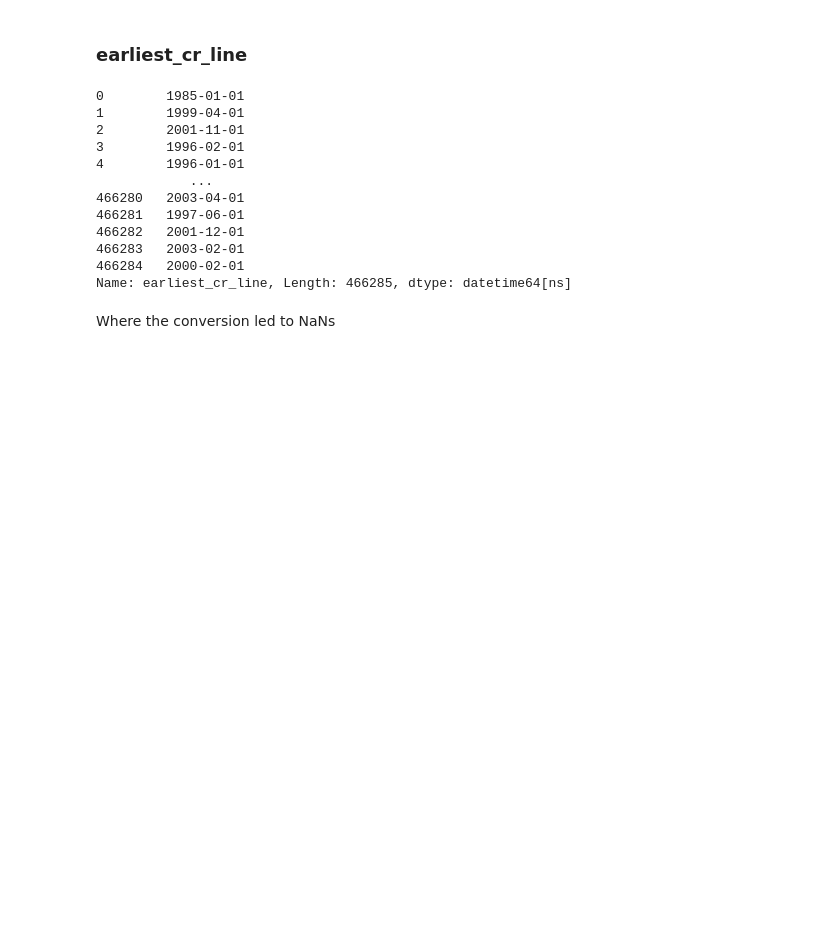
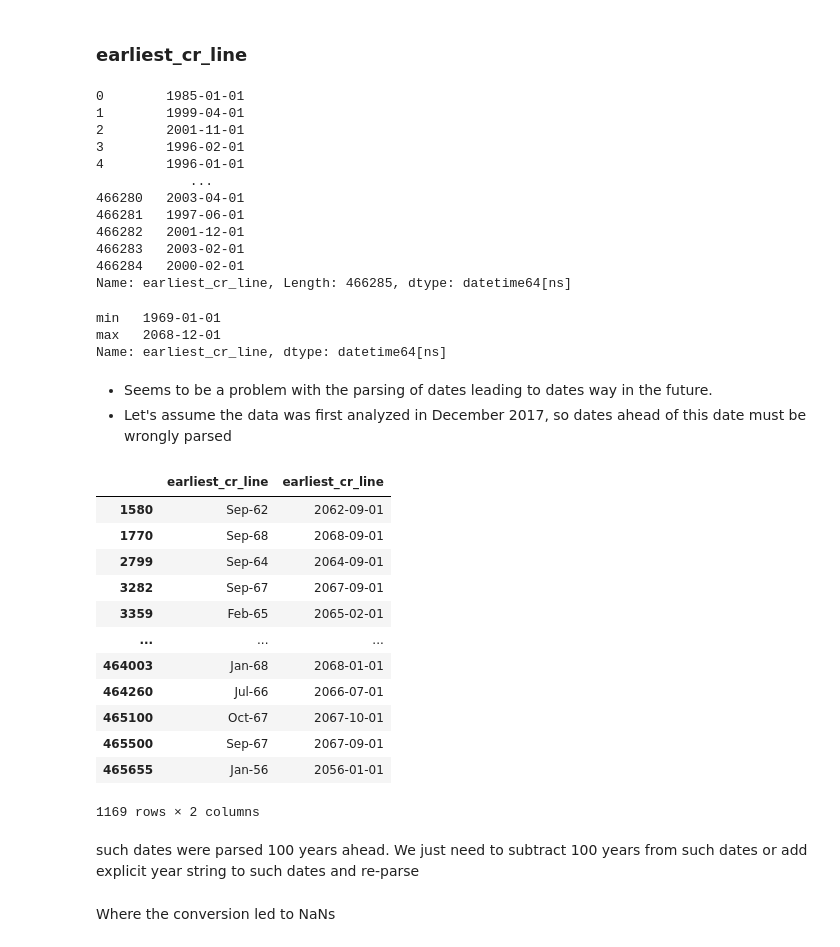
Before and after one commit to abhi8893/credit-risk-modelling-social-lending, a Jupyter notebook: notebooks/01-Exploring-Cleaning-Data.ipynb, the cells around one changed output. Drawn from its saved outputs; the diff is of its cells as text; code cells hidden in the pictures; blank space fills up the shorter version.

Commit message:
reclean some date columns (esp earliest_cr_line with future dates)

```diff
--- a/notebooks/01-Exploring-Cleaning-Data.ipynb
+++ b/notebooks/01-Exploring-Cleaning-Data.ipynb
@@ -437,3 +453,37 @@ earliest_cr_line
 466283   2003-02-01
 466284   2000-02-01
 Name: earliest_cr_line, Length: 466285, dtype: datetime64[ns]
+# %%
+get_date_range(earliest_cr_line)
+# %% [output]
+min   1969-01-01
+max   2068-12-01
+Name: earliest_cr_line, dtype: datetime64[ns]
+# %% [markdown]
+* Seems to be a problem with the parsing of dates leading to dates way in the future.
+* Let's assume the data was first analyzed in December 2017, so dates ahead of this date must be wrongly parsed
+# %%
+def show_data_on_cond(cond, *ser_or_df):
+    data_df = pd.concat(ser_or_df, axis=1)
+
+    return data_df[cond]
+# %%
+date_of_analyses = pd.to_datetime('2017-12-01', format='%Y-%m-%d')
+is_future_date = earliest_cr_line > date_of_analyses
+show_data_on_cond(is_future_date, loan_data['earliest_cr_line'], earliest_cr_line)
+# %% [output]
+|  | earliest_cr_line | earliest_cr_line |
+| 1580 | Sep-62 | 2062-09-01 |
+| 1770 | Sep-68 | 2068-09-01 |
+| 2799 | Sep-64 | 2064-09-01 |
+| 3282 | Sep-67 | 2067-09-01 |
+| 3359 | Feb-65 | 2065-02-01 |
+| ... | ... | ... |
+| 464003 | Jan-68 | 2068-01-01 |
+| 464260 | Jul-66 | 2066-07-01 |
+| 465100 | Oct-67 | 2067-10-01 |
+| 465500 | Sep-67 | 2067-09-01 |
+| 465655 | Jan-56 | 2056-01-01 |
+1169 rows × 2 columns
+# %% [markdown]
+such dates were parsed 100 years ahead. We just need to subtract 100 years from such dates or add explicit year string to such dates and re-parse
```
Also changed, not shown: parts of 6 cells of this notebook.
